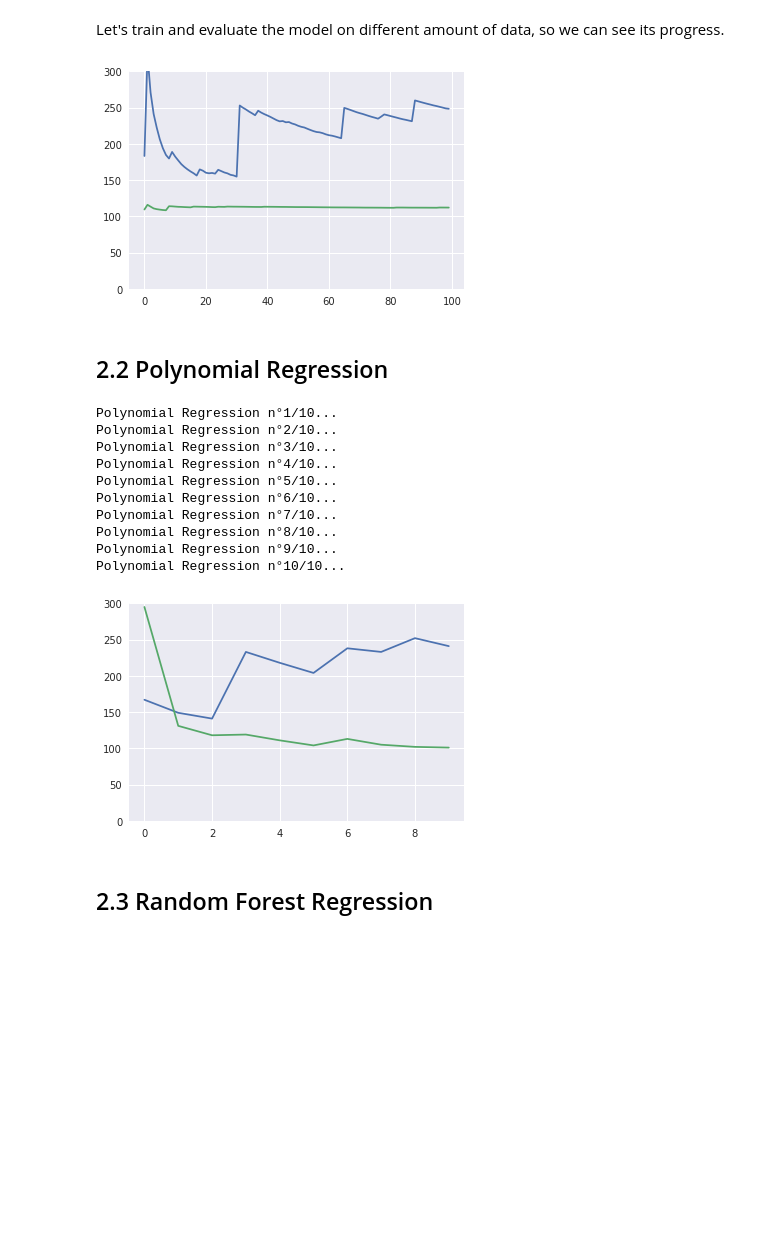
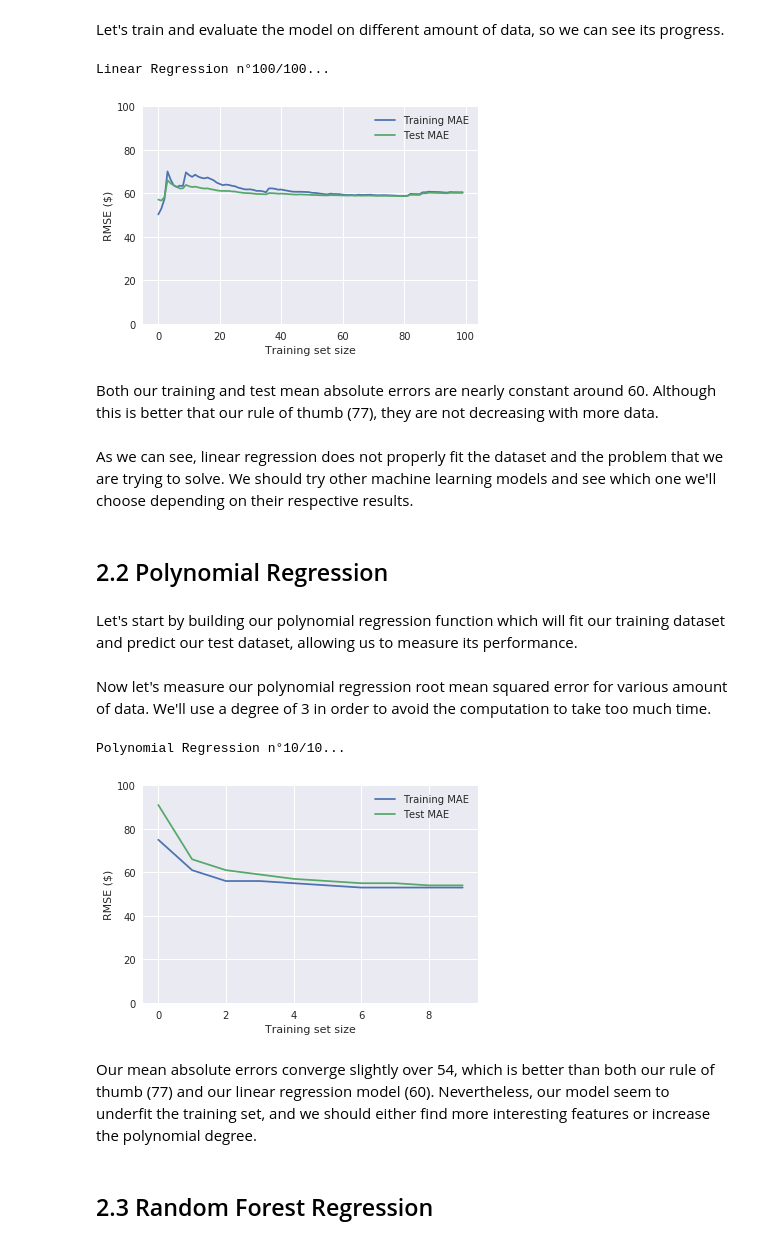
Before and after one commit to pleydier/paris_airbnb_price, a Jupyter notebook: Paris Airbnb Price.ipynb, the cells around one changed output. Saved outputs shown, nothing was run; the diff lists cells and outputs as text; code cells hidden in the pictures; blank space fills up the shorter version.

```diff
--- a/Paris Airbnb Price.ipynb
+++ b/Paris Airbnb Price.ipynb
@@ -98,14 +98,18 @@ In order to do so, we will apply different treatments to the categorical and num
 Once the preprocessing is completed, we will split the dataset between training and test datasets. Since the dataset is not big (less than 60.000 rows) and since we do not consider delivering a production version of the algorithm, we will not create a cross-validation set.
 # %%
 from sklearn.preprocessing import Imputer
+from sklearn.preprocessing import StandardScaler
 from sklearn.preprocessing import LabelEncoder, OneHotEncoder
 from sklearn.model_selection import train_test_split
 
 # Replacing "NaN" values of numerical variables
-X_numerical = dataset.values[:,4:-2]
+X_numerical = dataset.values[:,4:-1]
 imputer = Imputer(missing_values = 'NaN', strategy = 'mean', axis = 0)
 imputer = imputer.fit(X_numerical)
 X_numerical = imputer.transform(X_numerical)
+# Standard scaling the numerical variables
+sc_X = StandardScaler()
+X_numerical = sc_X.fit_transform(X_numerical)
 
 # Encoding the categorical data
 X_categorical = dataset[['host_is_superhost', 'property_type','room_type','bed_type']].astype('str').apply(LabelEncoder().fit_transform).astype('int64')
@@ -133,35 +152,48 @@ In order to evaluate and compare the various models, we will use the **Root-Mean
 We will start by building a classic linear regression model. We will run it only on the numerical features, since its performance is greatly improved this way.
 # %%
 from sklearn.linear_model import LinearRegression
-from sklearn.metrics import mean_squared_error
-from math import sqrt
 
 #The linear regression function which we will use and evaluate
 def linear_regression(X_train, y_train, X_test, y_test):
     # Fitting Simple Linear Regression to the Training set
     regressor = LinearRegression()
     regressor.fit(X_train, y_train)
-    train_rmse = sqrt(mean_squared_error(regressor.predict(X_train),y_train))
-    test_rmse = sqrt(mean_squared_error(regressor.predict(X_test),y_test))
-    return train_rmse, test_rmse
+    train_mae = mean_absolute_error(regressor.predict(X_train),y_train)
+    test_mae = mean_absolute_error(regressor.predict(X_test),y_test)
+    return train_mae, test_mae
+
+def show_results(training_eval, test_eval):
+  plt.gca().set_ylim([0,100])
+  plt.plot(training_eval, label='Training MAE')
+  plt.plot(test_eval, label='Test MAE')
+  plt.legend()
+  plt.xlabel('Training set size')
+  plt.ylabel('RMSE ($)')
+  plt.show()
 # %% [markdown]
 Let's train and evaluate the model on different amount of data, so we can see its progress.
 # %%
 import matplotlib.pyplot as plt
 
-lr_eval = pd.DataFrame(0, index=range(100), columns=['train rmse', 'test rmse']).astype(float)
+lr_eval = pd.DataFrame(0, index=range(100), columns=['train', 'test']).astype(float)
 for i in range(100):
+  print('Linear Regression n°{}/100...'.format(i+1), end='\r')
   subset_size = int(round(((i+1)*X_num_train.shape[0]/100)))
   [lr_eval.values[i,0],lr_eval.values[i,1]] = linear_regression(X_num_train[:subset_size,:],y_num_train[:subset_size], X_num_test, y_num_test)
 
-plt.gca().set_ylim([0,300])
-plt.plot(lr_eval['train rmse'], label='Training RMSE')
-plt.plot(lr_eval['test rmse'], label='Test RMSE')
-plt.show()
+show_results(lr_eval['train'], lr_eval['test'])
 # %% [output]
+Linear Regression n°100/100...
-[figure, old version]
+[figure, new version]
+# %% [markdown]
+Both our training and test mean absolute errors are nearly constant around 60.
+Although this is better that our rule of thumb (77), they are not decreasing with more data.
+# %% [markdown]
+As we can see, linear regression does not properly fit the dataset and the problem that we are trying to solve. We should try other machine learning models and see which one we'll choose depending on their respective results.
 # %% [markdown]
 ## 2.2 Polynomial Regression
+# %% [markdown]
+Let's start by building our polynomial regression function which will fit our training dataset and predict our test dataset, allowing us to measure its performance.
 # %%
 from sklearn.preprocessing import PolynomialFeatures
 
@@ -177,25 +209,20 @@ def polynomial_regression(X_train,y_train,X_test,y_test, polynomial_degree):
+# %% [markdown]
+Now let's measure our polynomial regression root mean squared error for various amount of data.
+We'll use a degree of 3 in order to avoid the computation to take too much time.
 # %%
-pl_num_eval = pd.DataFrame(0, index=range(10), columns=['train rmse', 'test rmse'])
+pl_num_eval = pd.DataFrame(0, index=range(10), columns=['train', 'test'])
 for i in range(10):
-  print('Polynomial Regression n°{}/10...'.format(i+1))
+  print('Polynomial Regression n°{}/10...'.format(i+1), end='\r')
   subset_size = int(round(((i+1)*X_num_train.shape[0]/10)))
-  [pl_num_eval.values[i,0],pl_num_eval.values[i,1]] = polynomial_regression(X_num_train[:subset_size,:],y_num_train[:subset_size], X_num_test[:subset_size,:], y_num_test[:subset_size], polynomial_degree = 3)
+  [pl_num_eval.values[i,0],pl_num_eval.values[i,1]] = polynomial_regression(X_num_train[:subset_size,:],
+                                                                            y_num_train[:subset_size], X_num_test,
+                                                                            y_num_test, polynomial_degree = 3)
 
-plt.gca().set_ylim([0,300])
-plt.plot(pl_num_eval['train rmse'], label='Training RMSE')
-plt.plot(pl_num_eval['test rmse'], label='Test RMSE')
-plt.show()
+show_results(pl_num_eval['train'], pl_num_eval['test'])
 # %% [output]
-Polynomial Regression n°1/10...
-Polynomial Regression n°2/10...
-Polynomial Regression n°3/10...
-Polynomial Regression n°4/10...
-Polynomial Regression n°5/10...
-Polynomial Regression n°6/10...
-Polynomial Regression n°7/10...
-Polynomial Regression n°8/10...
-Polynomial Regression n°9/10...
 Polynomial Regression n°10/10...
-[figure, old version]
+[figure, new version]
+# %% [markdown]
+Our mean absolute errors converge slightly over 54, which is better than both our rule of thumb (77) and our linear regression model (60). Nevertheless, our model seem to underfit the training set, and we should either find more interesting features or increase the polynomial degree.
 # %% [markdown]
 ## 2.3 Random Forest Regression
```
Also changed, not shown: parts of 30 cells of this notebook, 3 other files.
